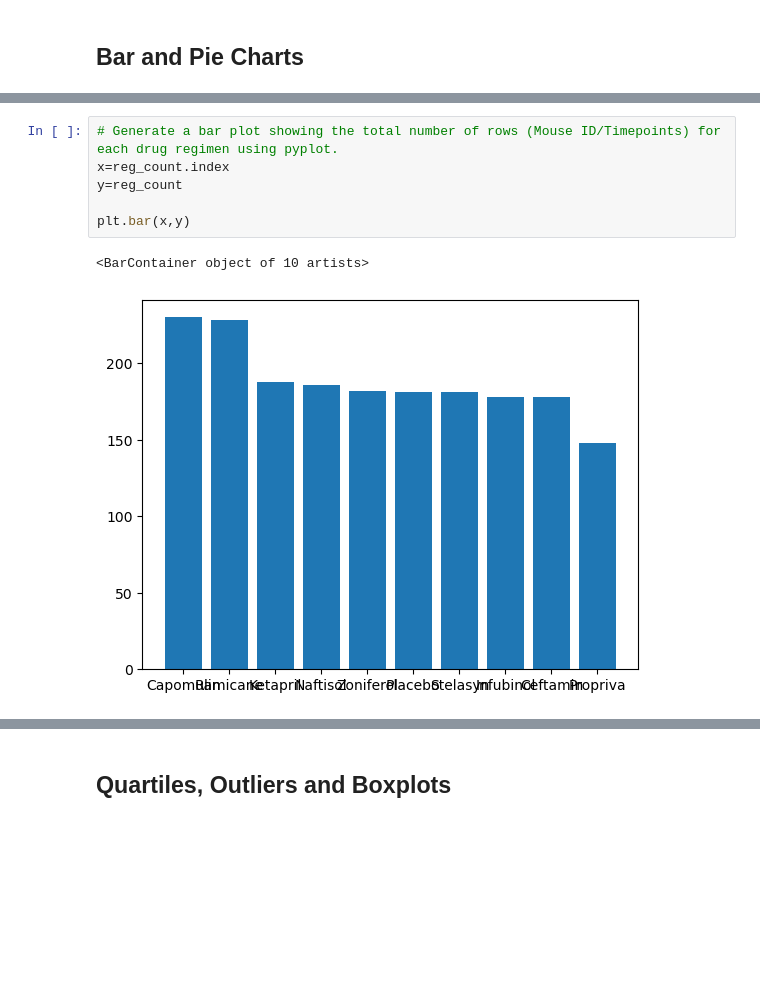
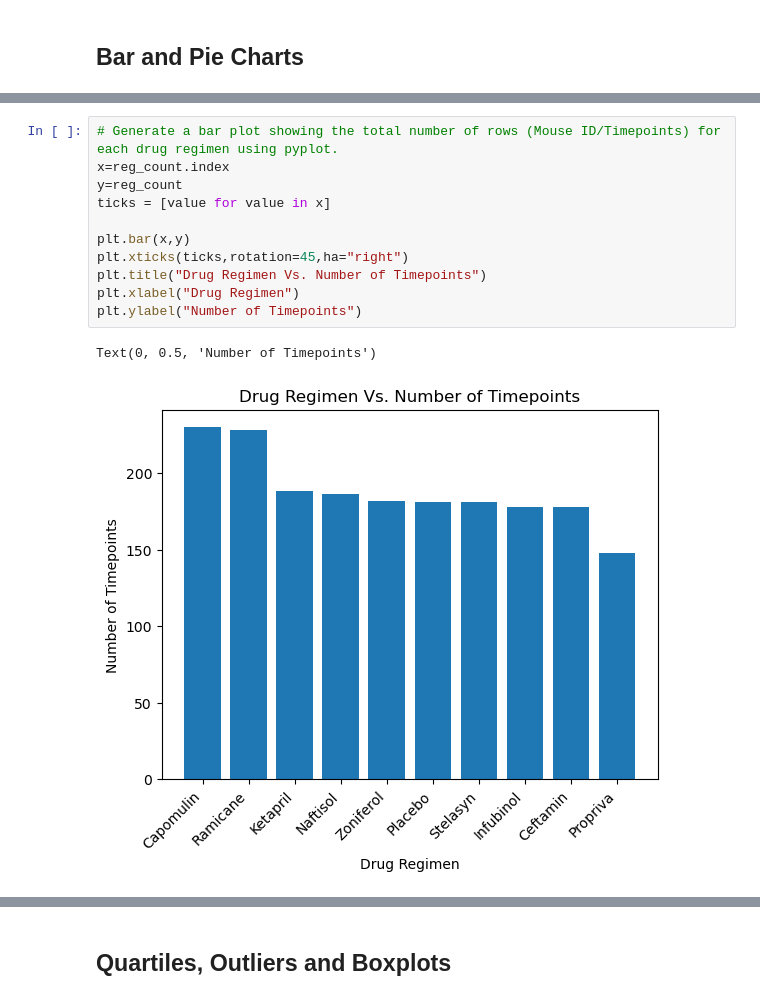
Before and after one commit to atjohnson1994/module-5-challenge, a Jupyter notebook: pymaceuticals.ipynb, the cells around one changed output, grey strips where cells are left out. Drawn from its saved outputs; the diff is of its cells as text; blank space fills up the shorter version.

```diff
--- a/pymaceuticals.ipynb
+++ b/pymaceuticals.ipynb
@@ -130,12 +123,17 @@ reg_count.plot.bar()
 # %%
 # Generate a bar plot showing the total number of rows (Mouse ID/Timepoints) for each drug regimen using pyplot.
 x=reg_count.index
 y=reg_count
+ticks = [value for value in x]
 
 plt.bar(x,y)
+plt.xticks(ticks,rotation=45,ha="right")
+plt.title("Drug Regimen Vs. Number of Timepoints")
+plt.xlabel("Drug Regimen")
+plt.ylabel("Number of Timepoints")
 # %% [output]
-<BarContainer object of 10 artists>
+Text(0, 0.5, 'Number of Timepoints')
-[figure, old version]
+[figure, new version]
 # %%
 # Generate a pie plot showing the distribution of female versus male mice using Pandas
 sex_count = clean_df["Sex"].value_counts()
```
Also changed, not shown: parts of 22 cells of this notebook.
